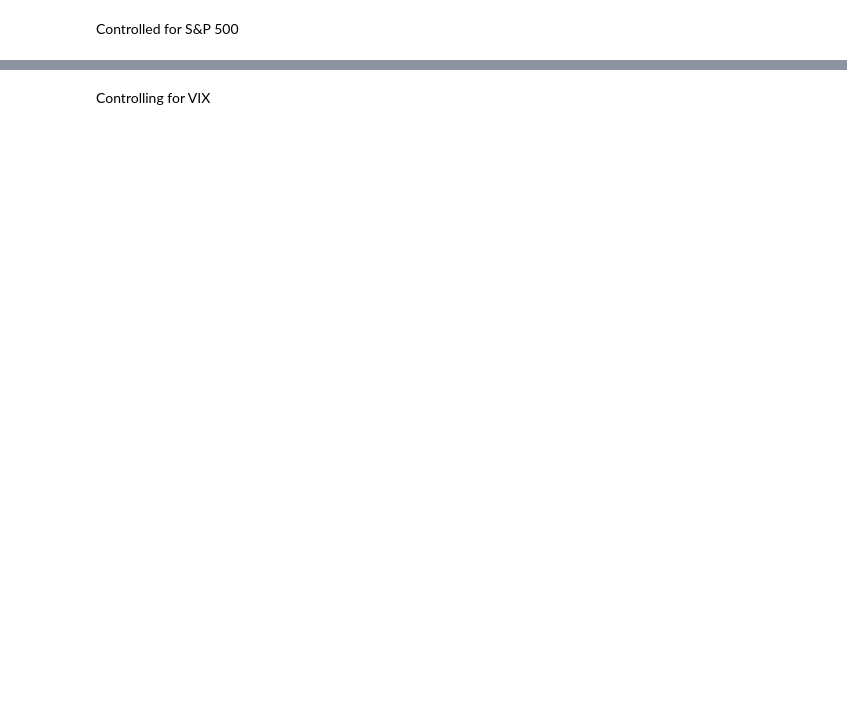
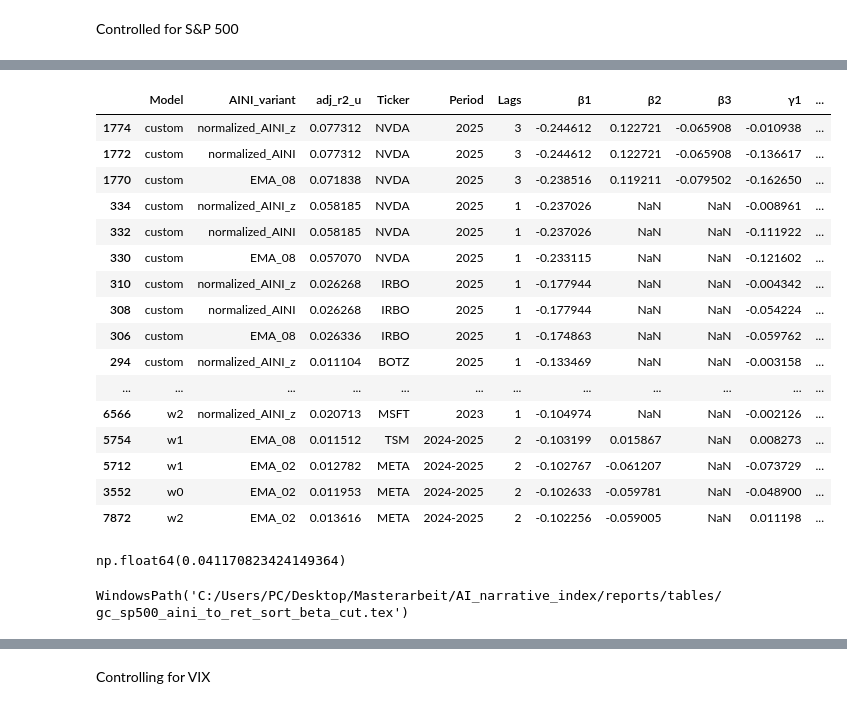
Before and after one commit to LarsIX/narrative_index, a Jupyter notebook: notebooks/analyse_gc_results.ipynb, the cells around one changed output, grey strips where cells are left out. Saved outputs shown, nothing was run; the diff lists cells and outputs as text; code cells hidden in the pictures; blank space fills up the shorter version.

```diff
--- a/notebooks/analyse_gc_results.ipynb
+++ b/notebooks/analyse_gc_results.ipynb
@@ -621,9 +1237,46 @@ sp500_aini_to_ret_sig
+# %%
+# beautify
+sp500_aini_to_ret_sig["Period"] = sp500_aini_to_ret_sig["Period"].replace({"2023_24": "2023-2024"})
+sp500_aini_to_ret_sig["Period"] = sp500_aini_to_ret_sig["Period"].replace({"2024_25": "2024-2025"})
+sp500_aini_to_ret_sig["Period"] = sp500_aini_to_ret_sig["Period"].replace({"2023_24_25": "2023-2025"})
 # %%
 # sort by betas
 sp500_aini_to_ret_sort = sp500_aini_to_ret_sig.assign(abs_β1=lambda x: x["β1"].abs()).sort_values("abs_β1", ascending=False)
 sp500_aini_to_ret_sort_cut = sp500_aini_to_ret_sort.iloc[0:20]
 
 # beautify
+sp500_aini_to_ret_sort_cut
+# %% [output]
+|  | Model | AINI_variant | adj_r2_u | Ticker | Period | Lags | β1 | β2 | β3 | γ1 | ... |
+| 1774 | custom | normalized_AINI_z | 0.077312 | NVDA | 2025 | 3 | -0.244612 | 0.122721 | -0.065908 | -0.010938 | ... |
+| 1772 | custom | normalized_AINI | 0.077312 | NVDA | 2025 | 3 | -0.244612 | 0.122721 | -0.065908 | -0.136617 | ... |
+| 1770 | custom | EMA_08 | 0.071838 | NVDA | 2025 | 3 | -0.238516 | 0.119211 | -0.079502 | -0.162650 | ... |
+| 334 | custom | normalized_AINI_z | 0.058185 | NVDA | 2025 | 1 | -0.237026 | NaN | NaN | -0.008961 | ... |
+| 332 | custom | normalized_AINI | 0.058185 | NVDA | 2025 | 1 | -0.237026 | NaN | NaN | -0.111922 | ... |
+| 330 | custom | EMA_08 | 0.057070 | NVDA | 2025 | 1 | -0.233115 | NaN | NaN | -0.121602 | ... |
+| 310 | custom | normalized_AINI_z | 0.026268 | IRBO | 2025 | 1 | -0.177944 | NaN | NaN | -0.004342 | ... |
+| 308 | custom | normalized_AINI | 0.026268 | IRBO | 2025 | 1 | -0.177944 | NaN | NaN | -0.054224 | ... |
+| 306 | custom | EMA_08 | 0.026336 | IRBO | 2025 | 1 | -0.174863 | NaN | NaN | -0.059762 | ... |
+| 294 | custom | normalized_AINI_z | 0.011104 | BOTZ | 2025 | 1 | -0.133469 | NaN | NaN | -0.003158 | ... |
+| ... | ... | ... | ... | ... | ... | ... | ... | ... | ... | ... | ... |
+| 6566 | w2 | normalized_AINI_z | 0.020713 | MSFT | 2023 | 1 | -0.104974 | NaN | NaN | -0.002126 | ... |
+| 5754 | w1 | EMA_08 | 0.011512 | TSM | 2024-2025 | 2 | -0.103199 | 0.015867 | NaN | 0.008273 | ... |
+| 5712 | w1 | EMA_02 | 0.012782 | META | 2024-2025 | 2 | -0.102767 | -0.061207 | NaN | -0.073729 | ... |
+| 3552 | w0 | EMA_02 | 0.011953 | META | 2024-2025 | 2 | -0.102633 | -0.059781 | NaN | -0.048900 | ... |
+| 7872 | w2 | EMA_02 | 0.013616 | META | 2024-2025 | 2 | -0.102256 | -0.059005 | NaN | 0.011198 | ... |
+# %%
+# std in NVIDA stock in 2025
+nvid = pd.read_csv(root_dir / "data" / "raw" / "financial" / "NVDA_full_2023_2025.csv")
+nvid["Date"] = pd.to_datetime(nvid["Date"])
+nvid_sub = nvid[
+    (nvid["Date"] > pd.Timestamp("2024-12-31")) &
+    (nvid["Date"] < pd.Timestamp("2025-06-17"))
+]
+
+std_diff = np.log(nvid_sub["Adj Close"]).diff().std()
+std_diff
+# %% [output]
+np.float64(0.041170823424149364)
 # %%
 # sorted latex output
 export_regression_table(
@@ -633,12 +1286,13 @@ export_regression_table(
     output_format="tex",
     latex_env="tabular",
     include_caption_label=False,
-    wrap_headers=False,
     coef_digits=3,
     p_digits=3,
     tabcolsep_pt=2.0,
     font_size_cmd="scriptsize",
 )
+# %% [output]
+WindowsPath('C:/Users/PC/Desktop/Masterarbeit/AI_narrative_index/reports/tables/gc_sp500_aini_to_ret_sort_beta_cut.tex')
 # %%
 export_regression_table(
     df=sp500_aini_to_ret_sort,
```
Also changed, not shown: parts of 47 cells of this notebook, 30 other files.
